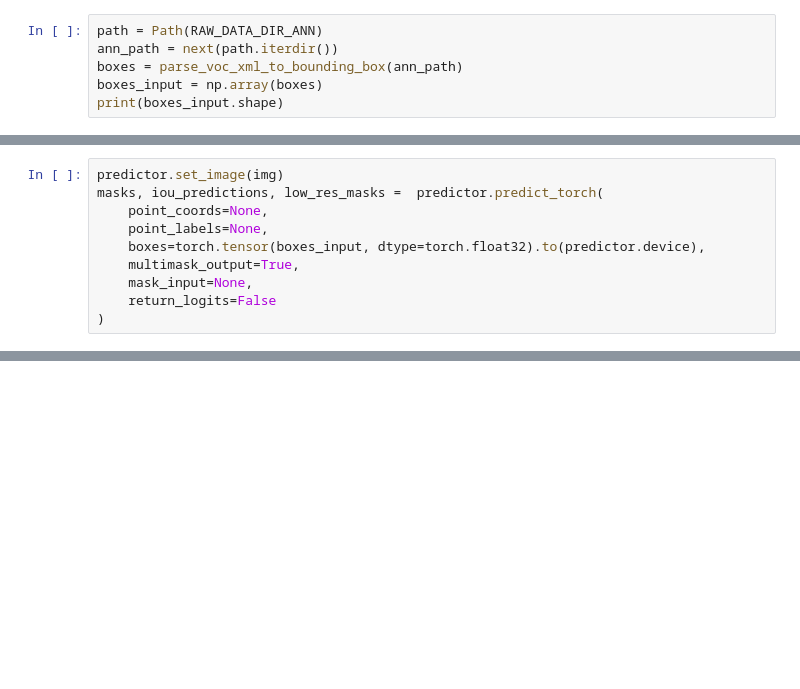
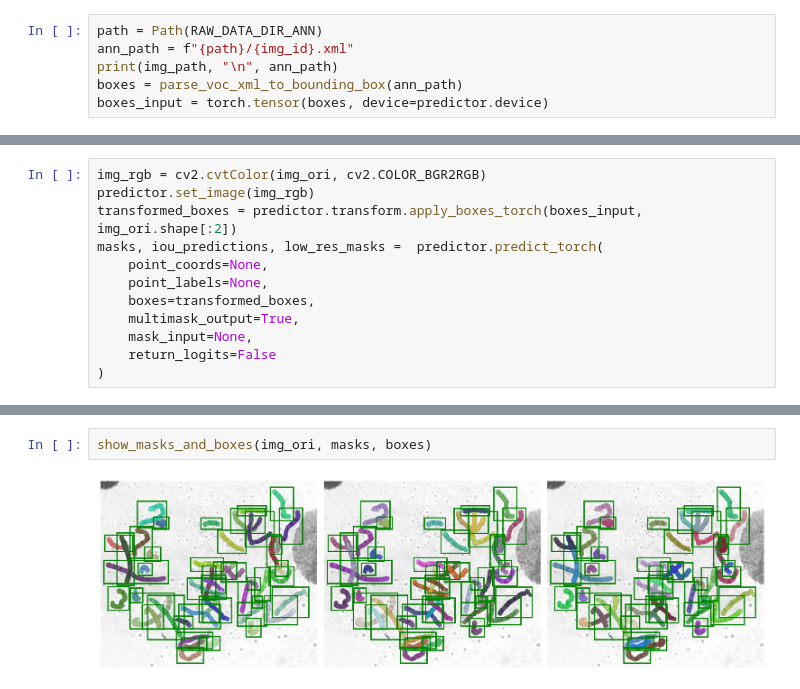
Before and after one commit to iamanap/karyo-wise, a Jupyter notebook: notebooks/v1-ao-sam.ipynb, the cells around one changed output, grey strips where cells are left out. Saved outputs shown, nothing was run; the diff lists cells and outputs as text; blank space fills up the shorter version.

```diff
--- a/notebooks/v1-ao-sam.ipynb
+++ b/notebooks/v1-ao-sam.ipynb
@@ -53,7 +67,7 @@ img.shape
 # %%
 path = Path(RAW_DATA_DIR_ANN)
-ann_path = next(path.iterdir())
+ann_path = f"{path}/{img_id}.xml"
+print(img_path, "\n", ann_path)
 boxes = parse_voc_xml_to_bounding_box(ann_path)
-boxes_input = np.array(boxes)
-print(boxes_input.shape)
+boxes_input = torch.tensor(boxes, device=predictor.device)
 # %% [output]
@@ -61,9 +76,11 @@ print(boxes_input.shape)
 # %%
-predictor.set_image(img)
+img_rgb = cv2.cvtColor(img_ori, cv2.COLOR_BGR2RGB)
+predictor.set_image(img_rgb)
+transformed_boxes = predictor.transform.apply_boxes_torch(boxes_input, img_ori.shape[:2])
 masks, iou_predictions, low_res_masks =  predictor.predict_torch(
     point_coords=None,
     point_labels=None,
-    boxes=torch.tensor(boxes_input, dtype=torch.float32).to(predictor.device),
+    boxes=transformed_boxes,
     multimask_output=True,
     mask_input=None,
     return_logits=False
@@ -72,0 +94,4 @@ KeyboardInterrupt:
+# %%
+show_masks_and_boxes(img_ori, masks, boxes)
+# %% [output]
+[figure, added]
```
Also changed, not shown: parts of 14 cells of this notebook, 50 other files.
